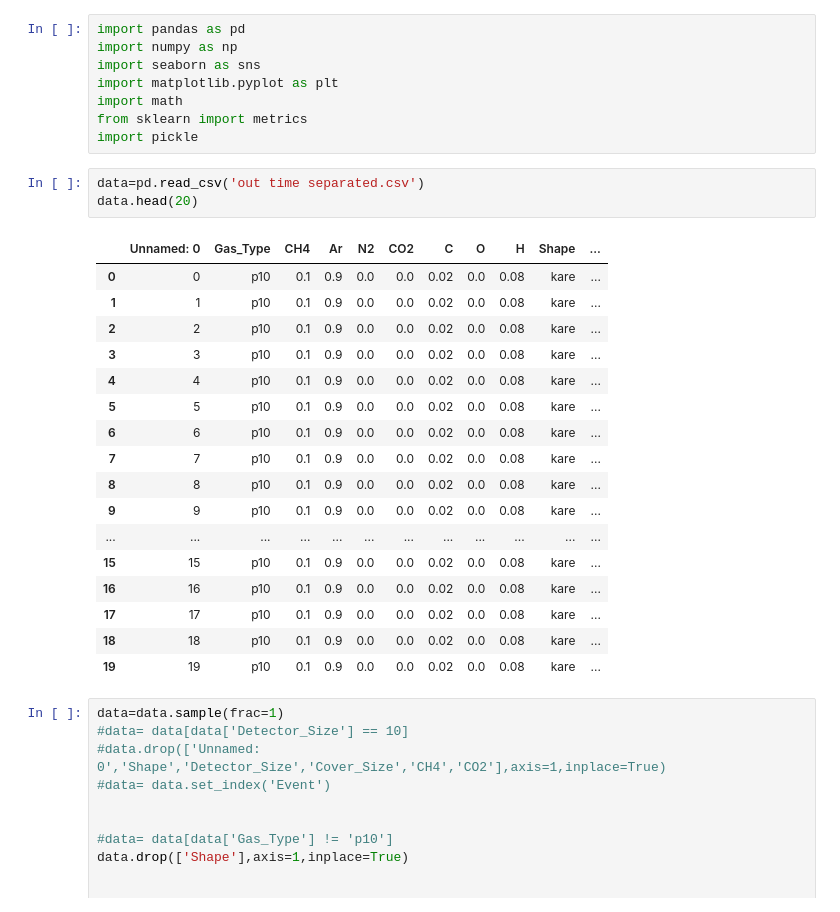
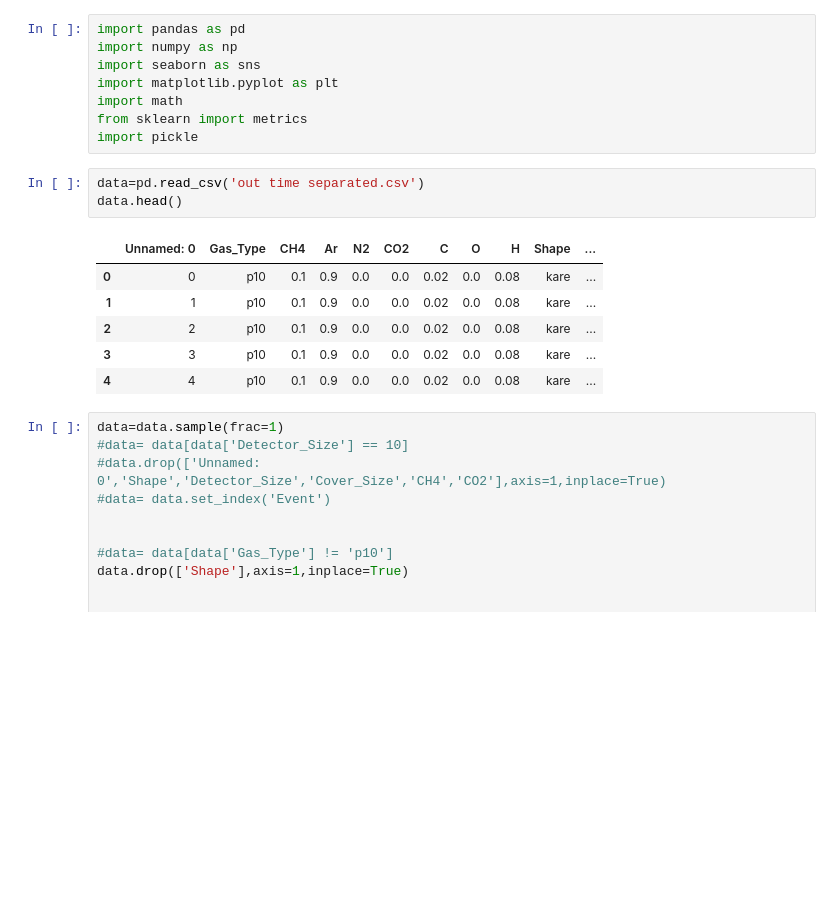
Before and after one commit to berkeryilmaz/HepML, a Jupyter notebook: rpc Ml.ipynb, the cells around one changed output. Saved outputs shown, nothing was run; the diff lists cells and outputs as text; blank space fills up the shorter version.

```diff
--- a/rpc Ml.ipynb
+++ b/rpc Ml.ipynb
@@ -8,25 +8,14 @@ from sklearn import metrics
 import pickle
 # %%
 data=pd.read_csv('out time separated.csv')
-data.head(20)
+data.head()
 # %% [output]
 |  | Unnamed: 0 | Gas_Type | CH4 | Ar | N2 | CO2 | C | O | H | Shape | ... |
 | 0 | 0 | p10 | 0.1 | 0.9 | 0.0 | 0.0 | 0.02 | 0.0 | 0.08 | kare | ... |
 | 1 | 1 | p10 | 0.1 | 0.9 | 0.0 | 0.0 | 0.02 | 0.0 | 0.08 | kare | ... |
 | 2 | 2 | p10 | 0.1 | 0.9 | 0.0 | 0.0 | 0.02 | 0.0 | 0.08 | kare | ... |
 | 3 | 3 | p10 | 0.1 | 0.9 | 0.0 | 0.0 | 0.02 | 0.0 | 0.08 | kare | ... |
 | 4 | 4 | p10 | 0.1 | 0.9 | 0.0 | 0.0 | 0.02 | 0.0 | 0.08 | kare | ... |
-| 5 | 5 | p10 | 0.1 | 0.9 | 0.0 | 0.0 | 0.02 | 0.0 | 0.08 | kare | ... |
-| 6 | 6 | p10 | 0.1 | 0.9 | 0.0 | 0.0 | 0.02 | 0.0 | 0.08 | kare | ... |
-| 7 | 7 | p10 | 0.1 | 0.9 | 0.0 | 0.0 | 0.02 | 0.0 | 0.08 | kare | ... |
-| 8 | 8 | p10 | 0.1 | 0.9 | 0.0 | 0.0 | 0.02 | 0.0 | 0.08 | kare | ... |
-| 9 | 9 | p10 | 0.1 | 0.9 | 0.0 | 0.0 | 0.02 | 0.0 | 0.08 | kare | ... |
-| ... | ... | ... | ... | ... | ... | ... | ... | ... | ... | ... | ... |
-| 15 | 15 | p10 | 0.1 | 0.9 | 0.0 | 0.0 | 0.02 | 0.0 | 0.08 | kare | ... |
-| 16 | 16 | p10 | 0.1 | 0.9 | 0.0 | 0.0 | 0.02 | 0.0 | 0.08 | kare | ... |
-| 17 | 17 | p10 | 0.1 | 0.9 | 0.0 | 0.0 | 0.02 | 0.0 | 0.08 | kare | ... |
-| 18 | 18 | p10 | 0.1 | 0.9 | 0.0 | 0.0 | 0.02 | 0.0 | 0.08 | kare | ... |
-| 19 | 19 | p10 | 0.1 | 0.9 | 0.0 | 0.0 | 0.02 | 0.0 | 0.08 | kare | ... |
 # %%
 data=data.sample(frac=1)
 #data= data[data['Detector_Size'] == 10]
```
Also changed, not shown: parts of 42 cells of this notebook, 1 other file.
